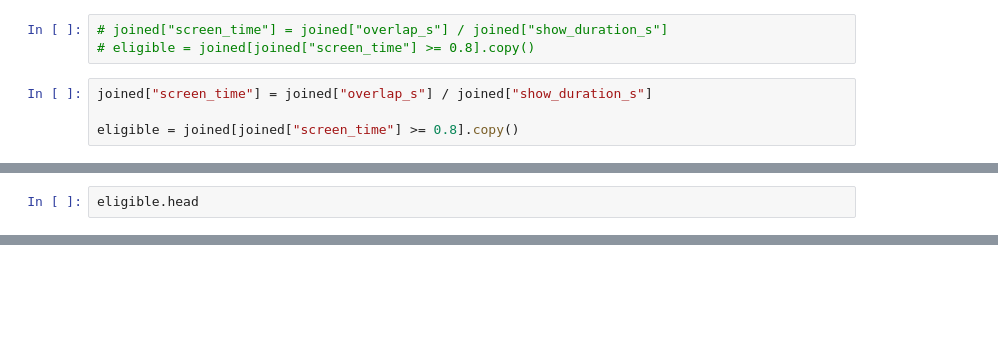
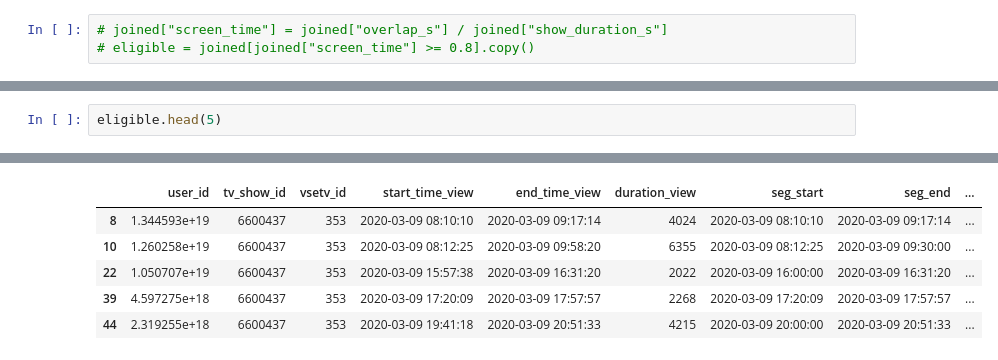
Before and after one commit to ngochuyen2609/tv-program-recommender, a Jupyter notebook: src/preprocessing/preprocessing.ipynb, the cells around one changed output, grey strips where cells are left out. Saved outputs shown, nothing was run; the diff lists cells and outputs as text; blank space fills up the shorter version.

```diff
--- a/src/preprocessing/preprocessing.ipynb
+++ b/src/preprocessing/preprocessing.ipynb
@@ -372,7 +427,3 @@ joined.head
 # %%
 # joined["screen_time"] = joined["overlap_s"] / joined["show_duration_s"]
 # eligible = joined[joined["screen_time"] >= 0.8].copy()
-# %%
-joined["screen_time"] = joined["overlap_s"] / joined["show_duration_s"]
-
-eligible = joined[joined["screen_time"] >= 0.8].copy()
@@ -379,3 +585,3 @@ eligible = joined[joined["screen_time"] >= 0.8].copy()
 # %%
-eligible.head
+eligible.head(5)
 # %% [output]
@@ -398,0 +588,6 @@ eligible.head
+|  | user_id | tv_show_id | vsetv_id | start_time_view | end_time_view | duration_view | seg_start | seg_end | ... |
+| 8 | 1.344593e+19 | 6600437 | 353 | 2020-03-09 08:10:10 | 2020-03-09 09:17:14 | 4024 | 2020-03-09 08:10:10 | 2020-03-09 09:17:14 | ... |
+| 10 | 1.260258e+19 | 6600437 | 353 | 2020-03-09 08:12:25 | 2020-03-09 09:58:20 | 6355 | 2020-03-09 08:12:25 | 2020-03-09 09:30:00 | ... |
+| 22 | 1.050707e+19 | 6600437 | 353 | 2020-03-09 15:57:38 | 2020-03-09 16:31:20 | 2022 | 2020-03-09 16:00:00 | 2020-03-09 16:31:20 | ... |
+| 39 | 4.597275e+18 | 6600437 | 353 | 2020-03-09 17:20:09 | 2020-03-09 17:57:57 | 2268 | 2020-03-09 17:20:09 | 2020-03-09 17:57:57 | ... |
+| 44 | 2.319255e+18 | 6600437 | 353 | 2020-03-09 19:41:18 | 2020-03-09 20:51:33 | 4215 | 2020-03-09 20:00:00 | 2020-03-09 20:51:33 | ... |
```
Also changed, not shown: parts of 19 cells of this notebook, 1 other file.
